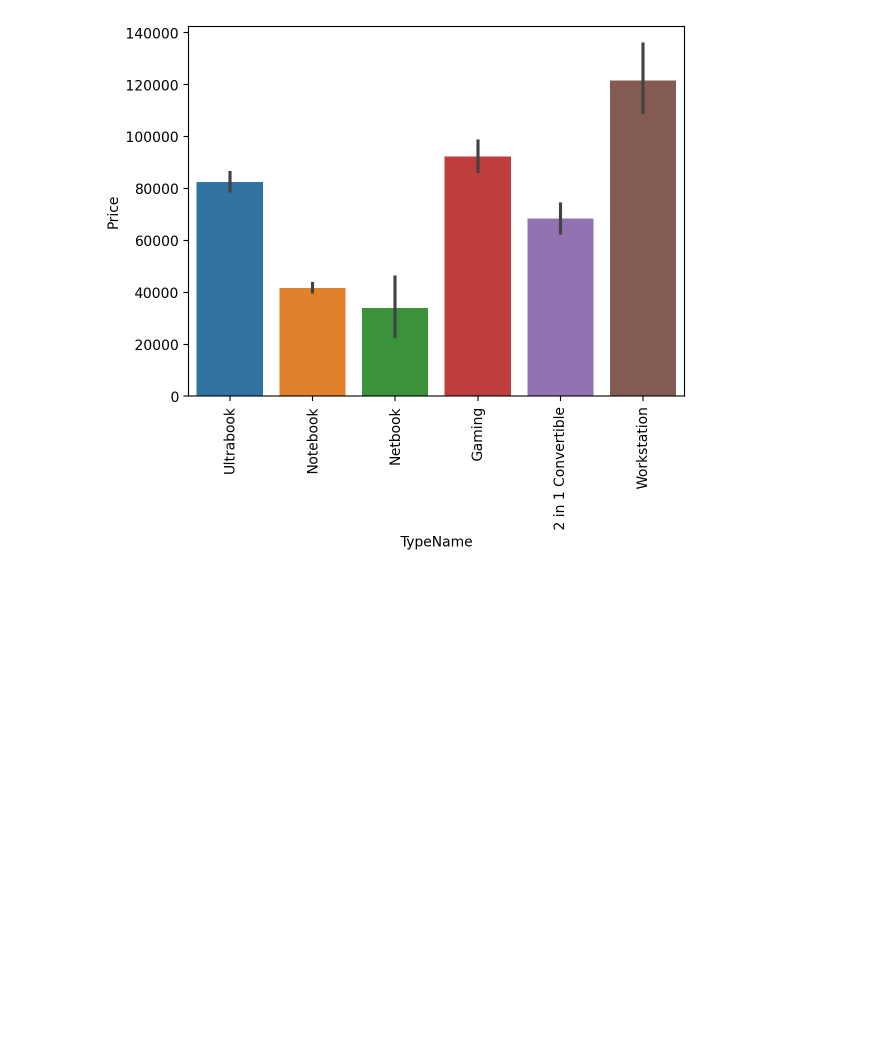
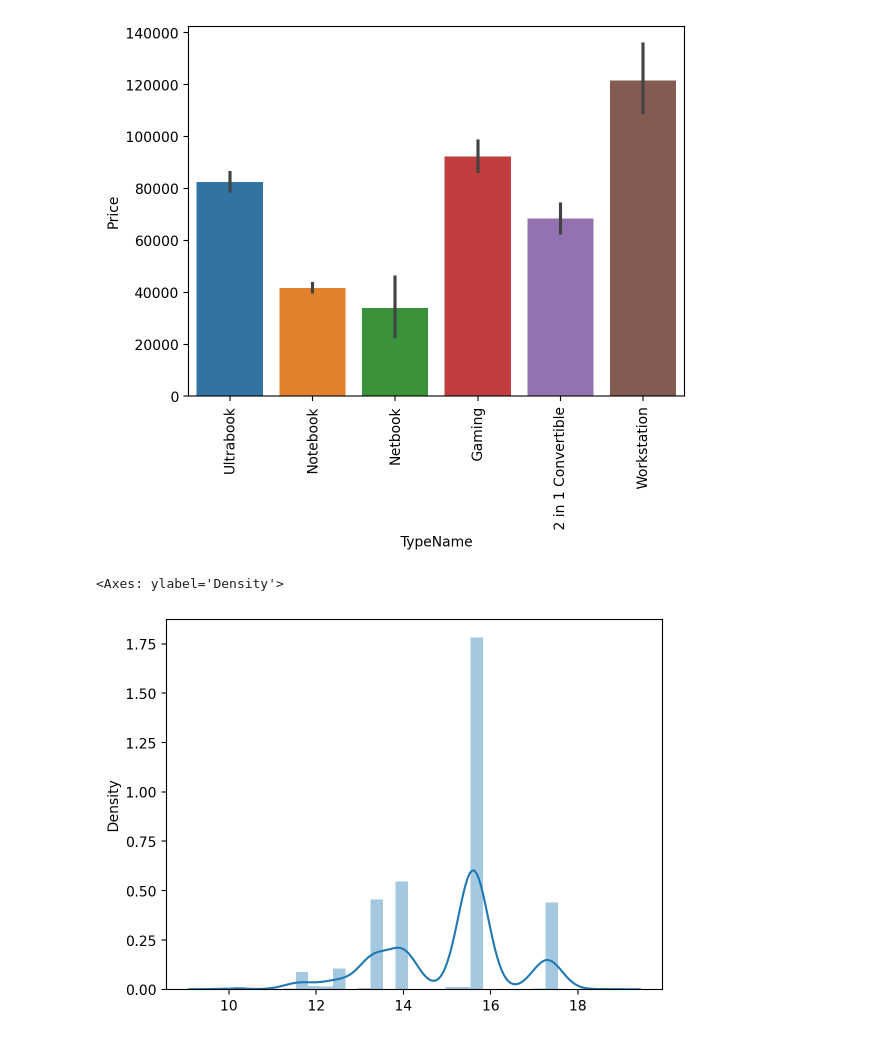
Before and after one commit to gvsreekar/Laptop-price-prediction, a Jupyter notebook: notebooks/model.ipynb, the cells around one changed output. Drawn from its saved outputs; the diff is of its cells as text; code cells hidden in the pictures; blank space fills up the shorter version.

```diff
--- a/notebooks/model.ipynb
+++ b/notebooks/model.ipynb
@@ -261,4 +261,9 @@ plt.show()
   Text(4, 0, '2 in 1 Convertible'),
   Text(5, 0, 'Workstation')])
 [figure]
+# %%
+sns.distplot(x=df['Inches'],kde=True)
+# %% [output]
+<Axes: ylabel='Density'>
+[figure, added]
 # %%
```
Also changed, not shown: parts of 7 cells of this notebook.
